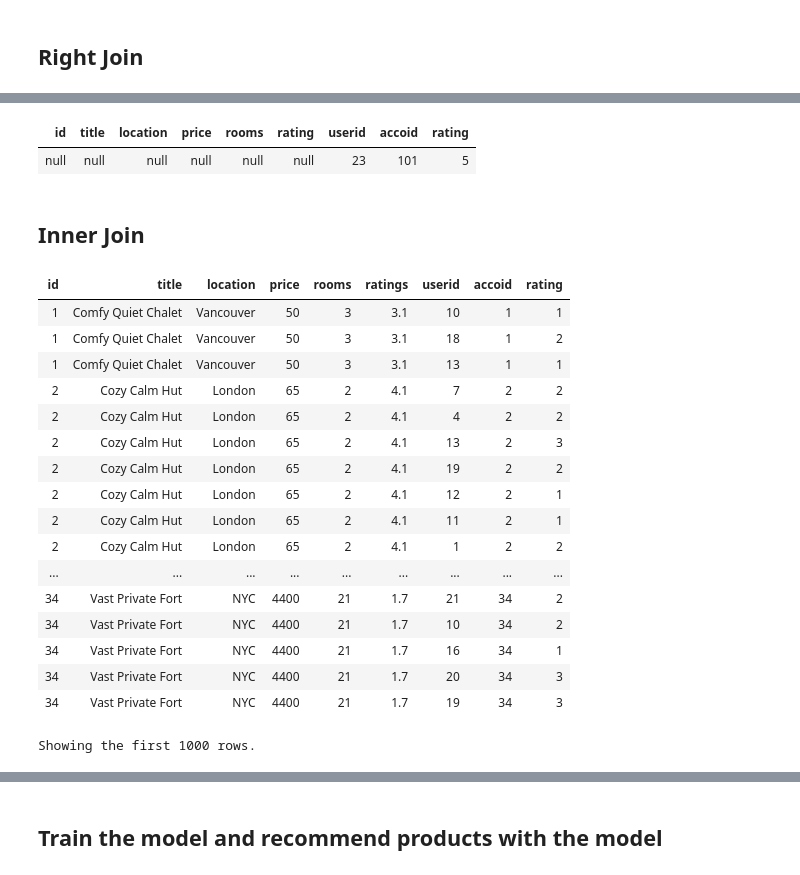
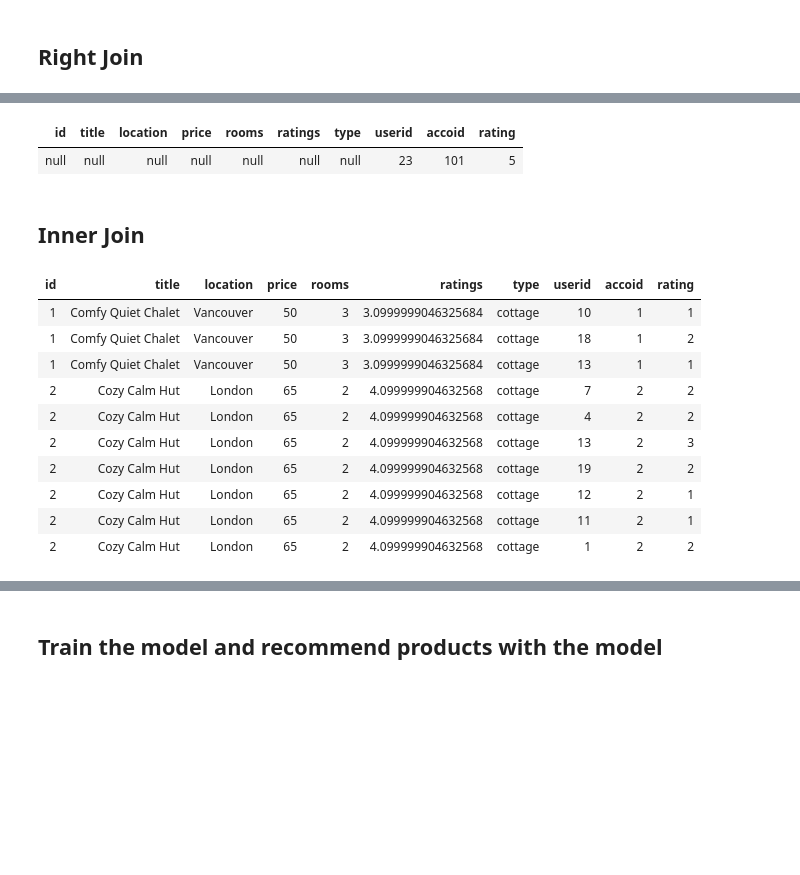
Before and after one commit to xingyazhou/datageek-github, a Jupyter notebook: pyspark/pySpark_SparkML_Example_Recommendation.ipynb, the cells around one changed output, grey strips where cells are left out. Saved outputs shown, nothing was run; the diff lists cells and outputs as text; code cells hidden in the pictures; blank space fills up the shorter version.

```diff
--- a/pyspark/pySpark_SparkML_Example_Recommendation.ipynb
+++ b/pyspark/pySpark_SparkML_Example_Recommendation.ipynb
@@ -19,17 +19,18 @@ from pyspark.mllib.recommendation import ALS, MatrixFactorizationModel, Rating
 ## Design Schema
 # %%
 rate_schema = "`userid` string, `accoid` string, `rating` INT"
-accos_schema = "`id` string, `title` string, `location` string, `price` int, `rooms` int, `rating` float"
+accos_schema = "`id` string, `title` string, `location` string, `price` int, `rooms` int, `rating` float, `type` string"
+recommend_schema = "`userid` string, `accoid` srting, `prediction` float"
 # %% [output]
 [interactive output not drawn]
 # %% [markdown]
 ## Read csv files to Spark DataFrame
 # %%
-rating_file_location = '/FileStore/tables/rating-1.csv'
+rating_file_location = '/FileStore/tables/rating.csv'
 dfRates = spark.read.csv(rating_file_location, rate_schema)
 
 print(dfRates.count())
-display(dfRates)
+display(dfRates.take(10))
 # %% [output]
 | userid | accoid | rating |
 | 10 | 1 | 1 |
@@ -54,9 +48,9 @@ print(dfRates.count())
 # %% [output]
 [interactive output not drawn]
 # %%
-accos_file_location = "/FileStore/tables/accommodation-1.csv"
+accos_file_location = "/FileStore/tables/accommodation.csv"
 dfAccos = spark.read.csv(accos_file_location, accos_schema)
 
 print(dfAccos.count())
-display(dfAccos)
+display(dfAccos.take(10))
 # %% [output]
@@ -173,31 +130,24 @@ df_rightjoined.select('*').where(df_rightjoined.id == '100').show()
 # %%
 display(df_rightjoined.select('*').where(df_rightjoined.accoid == '101'))
 # %% [output]
-| id | title | location | price | rooms | rating | userid | accoid | rating |
-| null | null | null | null | null | null | 23 | 101 | 5 |
+| id | title | location | price | rooms | ratings | type | userid | accoid | rating |
+| null | null | null | null | null | null | null | 23 | 101 | 5 |
 # %% [markdown]
 ## Inner Join
 # %%
 df_innerjoined = dfAccos.withColumnRenamed('rating' , 'ratings').join(dfRates, dfAccos.id == dfRates.accoid, how = 'inner')
 print(df_innerjoined.count())
-display(df_innerjoined)
+display(df_innerjoined.take(10))
 # %% [output]
-| id | title | location | price | rooms | ratings | userid | accoid | rating |
-| 1 | Comfy Quiet Chalet | Vancouver | 50 | 3 | 3.1 | 10 | 1 | 1 |
-| 1 | Comfy Quiet Chalet | Vancouver | 50 | 3 | 3.1 | 18 | 1 | 2 |
-| 1 | Comfy Quiet Chalet | Vancouver | 50 | 3 | 3.1 | 13 | 1 | 1 |
-| 2 | Cozy Calm Hut | London | 65 | 2 | 4.1 | 7 | 2 | 2 |
-| 2 | Cozy Calm Hut | London | 65 | 2 | 4.1 | 4 | 2 | 2 |
-| 2 | Cozy Calm Hut | London | 65 | 2 | 4.1 | 13 | 2 | 3 |
-| 2 | Cozy Calm Hut | London | 65 | 2 | 4.1 | 19 | 2 | 2 |
-| 2 | Cozy Calm Hut | London | 65 | 2 | 4.1 | 12 | 2 | 1 |
-| 2 | Cozy Calm Hut | London | 65 | 2 | 4.1 | 11 | 2 | 1 |
-| 2 | Cozy Calm Hut | London | 65 | 2 | 4.1 | 1 | 2 | 2 |
-| ... | ... | ... | ... | ... | ... | ... | ... | ... |
-| 34 | Vast Private Fort | NYC | 4400 | 21 | 1.7 | 21 | 34 | 2 |
-| 34 | Vast Private Fort | NYC | 4400 | 21 | 1.7 | 10 | 34 | 2 |
-| 34 | Vast Private Fort | NYC | 4400 | 21 | 1.7 | 16 | 34 | 1 |
-| 34 | Vast Private Fort | NYC | 4400 | 21 | 1.7 | 20 | 34 | 3 |
-| 34 | Vast Private Fort | NYC | 4400 | 21 | 1.7 | 19 | 34 | 3 |
+| id | title | location | price | rooms | ratings | type | userid | accoid | rating |
+| 1 | Comfy Quiet Chalet | Vancouver | 50 | 3 | 3.0999999046325684 | cottage | 10 | 1 | 1 |
+| 1 | Comfy Quiet Chalet | Vancouver | 50 | 3 | 3.0999999046325684 | cottage | 18 | 1 | 2 |
+| 1 | Comfy Quiet Chalet | Vancouver | 50 | 3 | 3.0999999046325684 | cottage | 13 | 1 | 1 |
+| 2 | Cozy Calm Hut | London | 65 | 2 | 4.099999904632568 | cottage | 7 | 2 | 2 |
+| 2 | Cozy Calm Hut | London | 65 | 2 | 4.099999904632568 | cottage | 4 | 2 | 2 |
+| 2 | Cozy Calm Hut | London | 65 | 2 | 4.099999904632568 | cottage | 13 | 2 | 3 |
+| 2 | Cozy Calm Hut | London | 65 | 2 | 4.099999904632568 | cottage | 19 | 2 | 2 |
+| 2 | Cozy Calm Hut | London | 65 | 2 | 4.099999904632568 | cottage | 12 | 2 | 1 |
+| 2 | Cozy Calm Hut | London | 65 | 2 | 4.099999904632568 | cottage | 11 | 2 | 1 |
+| 2 | Cozy Calm Hut | London | 65 | 2 | 4.099999904632568 | cottage | 1 | 2 | 2 |
-Showing the first 1000 rows.
 # %%
```
Also changed, not shown: parts of 24 cells of this notebook.
